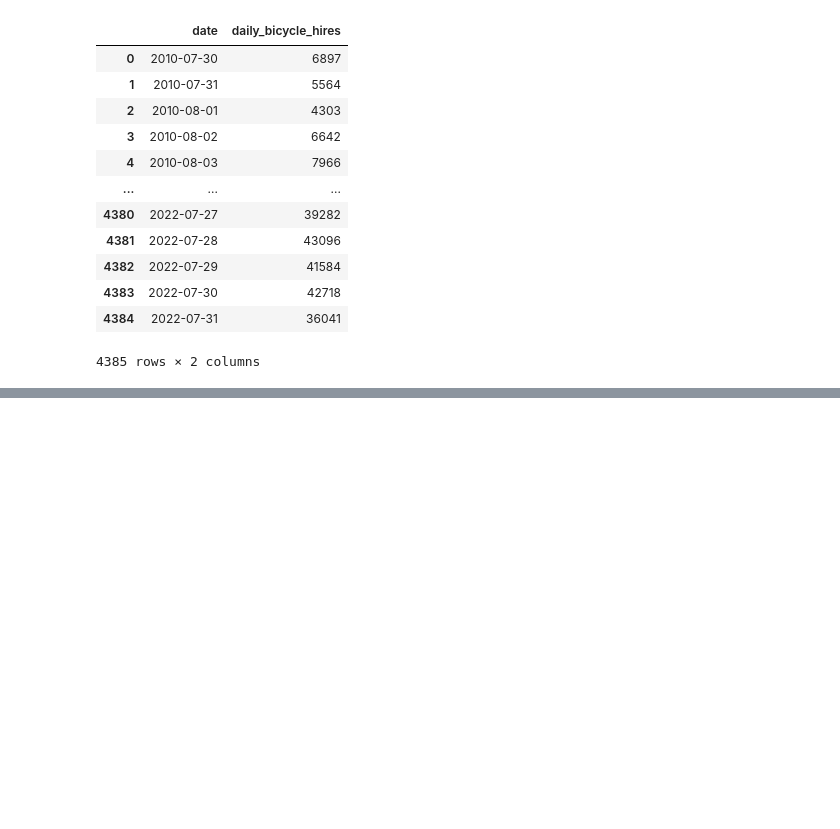
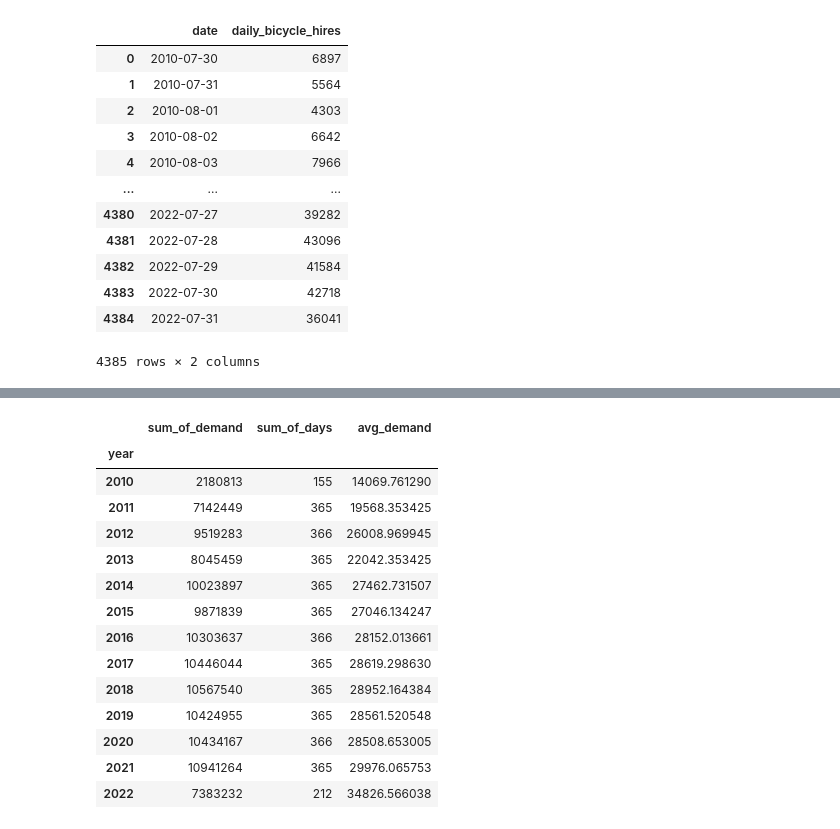
Before and after one commit to Anthony-Ng-20/London_Santander_Bikes, a Jupyter notebook: basic_time_series.ipynb, the cells around one changed output, grey strips where cells are left out. Saved outputs shown, nothing was run; the diff lists cells and outputs as text; code cells hidden in the pictures; blank space fills up the shorter version.

```diff
--- a/basic_time_series.ipynb
+++ b/basic_time_series.ipynb
@@ -57,0 +167,18 @@ bike_demand
+# %%
+avgDemandByYear
+# %% [output]
+|  | sum_of_demand | sum_of_days | avg_demand |
+| year |  |  |  |
+| 2010 | 2180813 | 155 | 14069.761290 |
+| 2011 | 7142449 | 365 | 19568.353425 |
+| 2012 | 9519283 | 366 | 26008.969945 |
+| 2013 | 8045459 | 365 | 22042.353425 |
+| 2014 | 10023897 | 365 | 27462.731507 |
+| 2015 | 9871839 | 365 | 27046.134247 |
+| 2016 | 10303637 | 366 | 28152.013661 |
+| 2017 | 10446044 | 365 | 28619.298630 |
+| 2018 | 10567540 | 365 | 28952.164384 |
+| 2019 | 10424955 | 365 | 28561.520548 |
+| 2020 | 10434167 | 366 | 28508.653005 |
+| 2021 | 10941264 | 365 | 29976.065753 |
+| 2022 | 7383232 | 212 | 34826.566038 |
```
Also changed, not shown: parts of 13 cells of this notebook.
